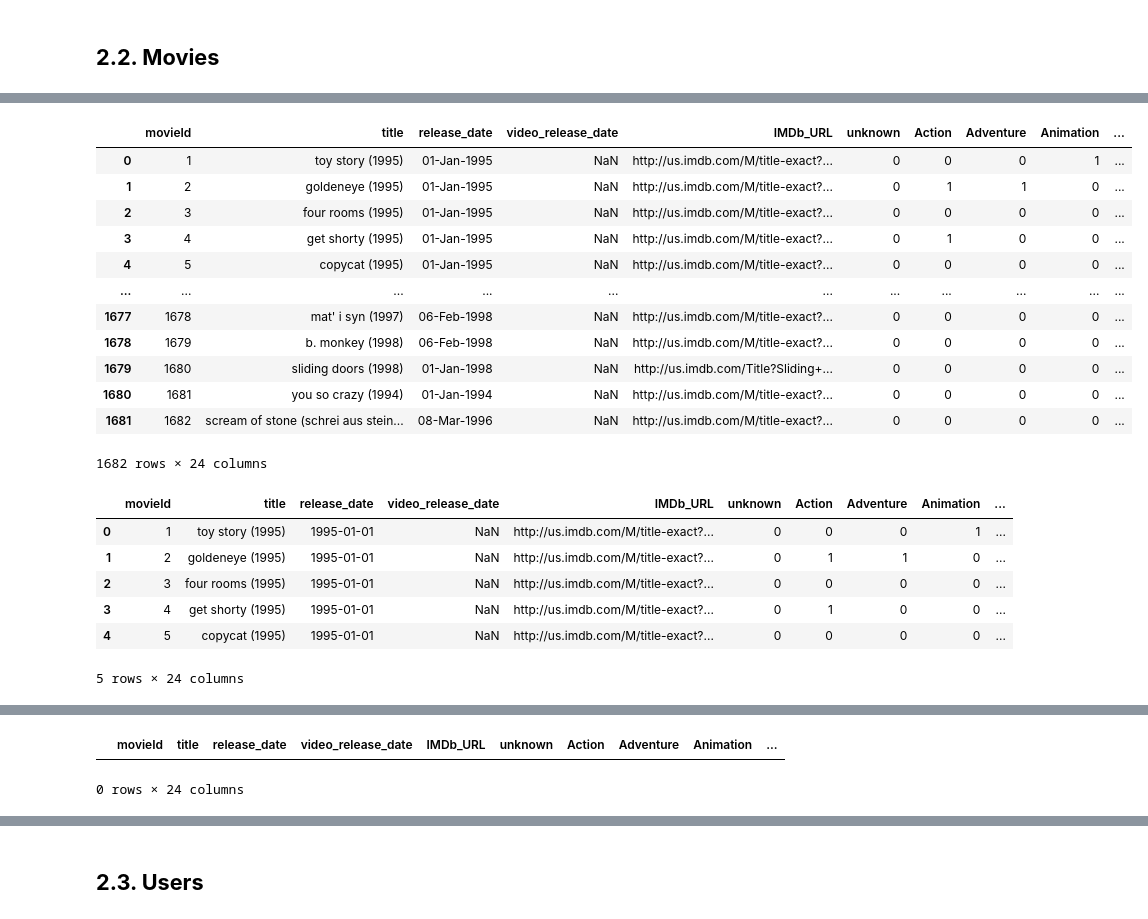
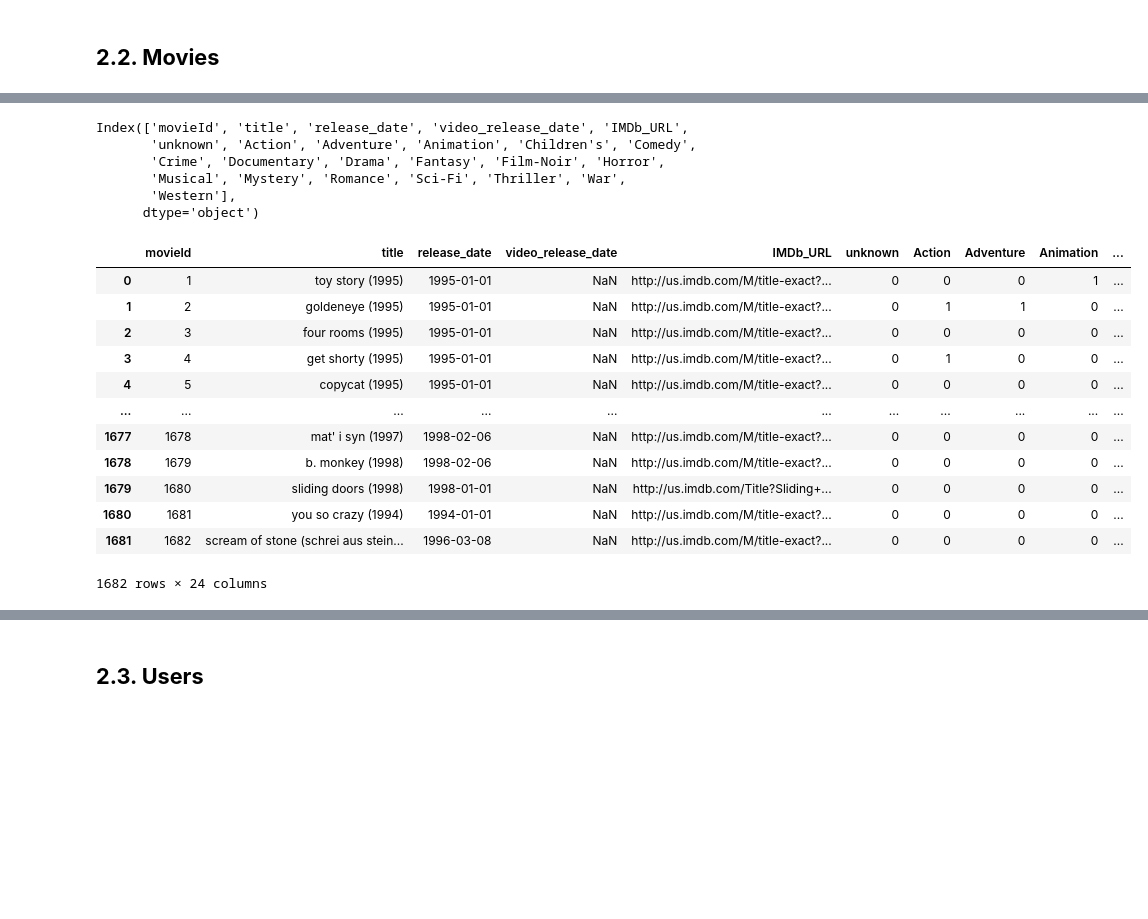
Before and after one commit to GoncaloBento/movielens-aws-duckdb, a Jupyter notebook: notebooks/preprocessing_compiled.ipynb, the cells around one changed output, grey strips where cells are left out. Saved outputs shown, nothing was run; the diff lists cells and outputs as text; code cells hidden in the pictures; blank space fills up the shorter version.

```diff
--- a/notebooks/preprocessing.ipynb
+++ b/notebooks/preprocessing_compiled.ipynb
@@ -24,7 +24,7 @@ columns = ['userId', 'movieId', 'rating', 'timestamp']
 ratings = pd.read_csv(ratings_path, sep='\t', names=columns)
 # %%
 #Import u.item dataset
-items_path = "/Users/goncalobento/Downloads/ml-100k/u.item"
+items_path = "/Users/cristiana/Downloads/ml-100k/u.item"
 
 item_columns = [
     'movieId', 'title', 'release_date', 'video_release_date', 'IMDb_URL',
@@ -173,0 +207,9 @@ Index(['movieId', 'title', 'release_date', 'video_release_date', 'IMDb_URL',
+# %%
+movies.columns
+# %% [output]
+Index(['movieId', 'title', 'release_date', 'video_release_date', 'IMDb_URL',
+       'unknown', 'Action', 'Adventure', 'Animation', 'Children's', 'Comedy',
+       'Crime', 'Documentary', 'Drama', 'Fantasy', 'Film-Noir', 'Horror',
+       'Musical', 'Mystery', 'Romance', 'Sci-Fi', 'Thriller', 'War',
+       'Western'],
+      dtype='object')
@@ -174,17 +224,22 @@ Index(['movieId', 'title', 'release_date', 'video_release_date', 'IMDb_URL',
 # %%
-movies['title']=movies['title'].str.lower()
+def title_modification(df):
+    #change the title column to lowercase letters
+    df['title']=df['title'].str.lower()
+    #remove the year from the title name
+    df['title'] = df['title'].str.replace(r'\s*\(\d{4}\)$', '', regex=True)
+    return df
 movies
 # %% [output]
 |  | movieId | title | release_date | video_release_date | IMDb_URL | unknown | Action | Adventure | Animation | ... |
-| 0 | 1 | toy story (1995) | 01-Jan-1995 | NaN | http://us.imdb.com/M/title-exact?... | 0 | 0 | 0 | 1 | ... |
-| 1 | 2 | goldeneye (1995) | 01-Jan-1995 | NaN | http://us.imdb.com/M/title-exact?... | 0 | 1 | 1 | 0 | ... |
-| 2 | 3 | four rooms (1995) | 01-Jan-1995 | NaN | http://us.imdb.com/M/title-exact?... | 0 | 0 | 0 | 0 | ... |
-| 3 | 4 | get shorty (1995) | 01-Jan-1995 | NaN | http://us.imdb.com/M/title-exact?... | 0 | 1 | 0 | 0 | ... |
-| 4 | 5 | copycat (1995) | 01-Jan-1995 | NaN | http://us.imdb.com/M/title-exact?... | 0 | 0 | 0 | 0 | ... |
+| 0 | 1 | toy story (1995) | 1995-01-01 | NaN | http://us.imdb.com/M/title-exact?... | 0 | 0 | 0 | 1 | ... |
+| 1 | 2 | goldeneye (1995) | 1995-01-01 | NaN | http://us.imdb.com/M/title-exact?... | 0 | 1 | 1 | 0 | ... |
+| 2 | 3 | four rooms (1995) | 1995-01-01 | NaN | http://us.imdb.com/M/title-exact?... | 0 | 0 | 0 | 0 | ... |
+| 3 | 4 | get shorty (1995) | 1995-01-01 | NaN | http://us.imdb.com/M/title-exact?... | 0 | 1 | 0 | 0 | ... |
+| 4 | 5 | copycat (1995) | 1995-01-01 | NaN | http://us.imdb.com/M/title-exact?... | 0 | 0 | 0 | 0 | ... |
 | ... | ... | ... | ... | ... | ... | ... | ... | ... | ... | ... |
-| 1677 | 1678 | mat' i syn (1997) | 06-Feb-1998 | NaN | http://us.imdb.com/M/title-exact?... | 0 | 0 | 0 | 0 | ... |
-| 1678 | 1679 | b. monkey (1998) | 06-Feb-1998 | NaN | http://us.imdb.com/M/title-exact?... | 0 | 0 | 0 | 0 | ... |
-| 1679 | 1680 | sliding doors (1998) | 01-Jan-1998 | NaN | http://us.imdb.com/Title?Sliding+... | 0 | 0 | 0 | 0 | ... |
-| 1680 | 1681 | you so crazy (1994) | 01-Jan-1994 | NaN | http://us.imdb.com/M/title-exact?... | 0 | 0 | 0 | 0 | ... |
-| 1681 | 1682 | scream of stone (schrei aus stein... | 08-Mar-1996 | NaN | http://us.imdb.com/M/title-exact?... | 0 | 0 | 0 | 0 | ... |
+| 1677 | 1678 | mat' i syn (1997) | 1998-02-06 | NaN | http://us.imdb.com/M/title-exact?... | 0 | 0 | 0 | 0 | ... |
+| 1678 | 1679 | b. monkey (1998) | 1998-02-06 | NaN | http://us.imdb.com/M/title-exact?... | 0 | 0 | 0 | 0 | ... |
+| 1679 | 1680 | sliding doors (1998) | 1998-01-01 | NaN | http://us.imdb.com/Title?Sliding+... | 0 | 0 | 0 | 0 | ... |
+| 1680 | 1681 | you so crazy (1994) | 1994-01-01 | NaN | http://us.imdb.com/M/title-exact?... | 0 | 0 | 0 | 0 | ... |
+| 1681 | 1682 | scream of stone (schrei aus stein... | 1996-03-08 | NaN | http://us.imdb.com/M/title-exact?... | 0 | 0 | 0 | 0 | ... |
 1682 rows × 24 columns
@@ -193,13 +246,3 @@ movies['release_date'] = pd.to_datetime(movies['release_date'])
-# %%
-movies.head()
-# %% [output]
-|  | movieId | title | release_date | video_release_date | IMDb_URL | unknown | Action | Adventure | Animation | ... |
-| 0 | 1 | toy story (1995) | 1995-01-01 | NaN | http://us.imdb.com/M/title-exact?... | 0 | 0 | 0 | 1 | ... |
-| 1 | 2 | goldeneye (1995) | 1995-01-01 | NaN | http://us.imdb.com/M/title-exact?... | 0 | 1 | 1 | 0 | ... |
-| 2 | 3 | four rooms (1995) | 1995-01-01 | NaN | http://us.imdb.com/M/title-exact?... | 0 | 0 | 0 | 0 | ... |
-| 3 | 4 | get shorty (1995) | 1995-01-01 | NaN | http://us.imdb.com/M/title-exact?... | 0 | 1 | 0 | 0 | ... |
-| 4 | 5 | copycat (1995) | 1995-01-01 | NaN | http://us.imdb.com/M/title-exact?... | 0 | 0 | 0 | 0 | ... |
-5 rows × 24 columns
 # %%
 movies.describe().T
 # %% [output]
@@ -220,11 +263,6 @@ movies.describe().T
 | Thriller | 1682.0 | 0.149227 | 0.0 | 0.0 | 0.0 | 0.0 | 1.0 | 0.356418 |
 | War | 1682.0 | 0.042212 | 0.0 | 0.0 | 0.0 | 0.0 | 1.0 | 0.201131 |
 | Western | 1682.0 | 0.016052 | 0.0 | 0.0 | 0.0 | 0.0 | 1.0 | 0.125714 |
-# %%
-movies[movies.duplicated()]
-# %% [output]
-|  | movieId | title | release_date | video_release_date | IMDb_URL | unknown | Action | Adventure | Animation | ... |
-0 rows × 24 columns
 # %%
 movies.info()
 # %% [output]
```
Also changed, not shown: parts of 25 cells of this notebook, 3 other files.
